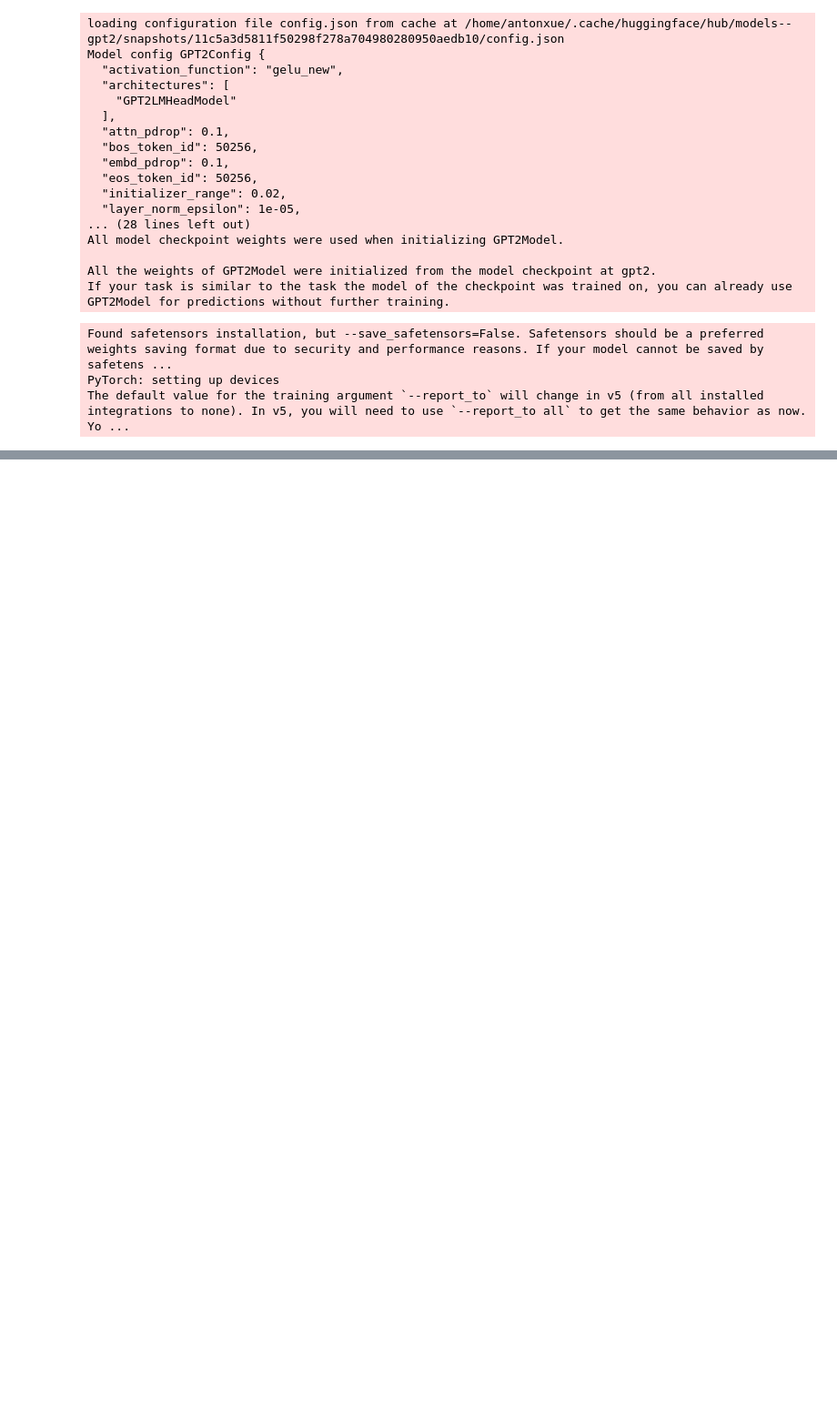
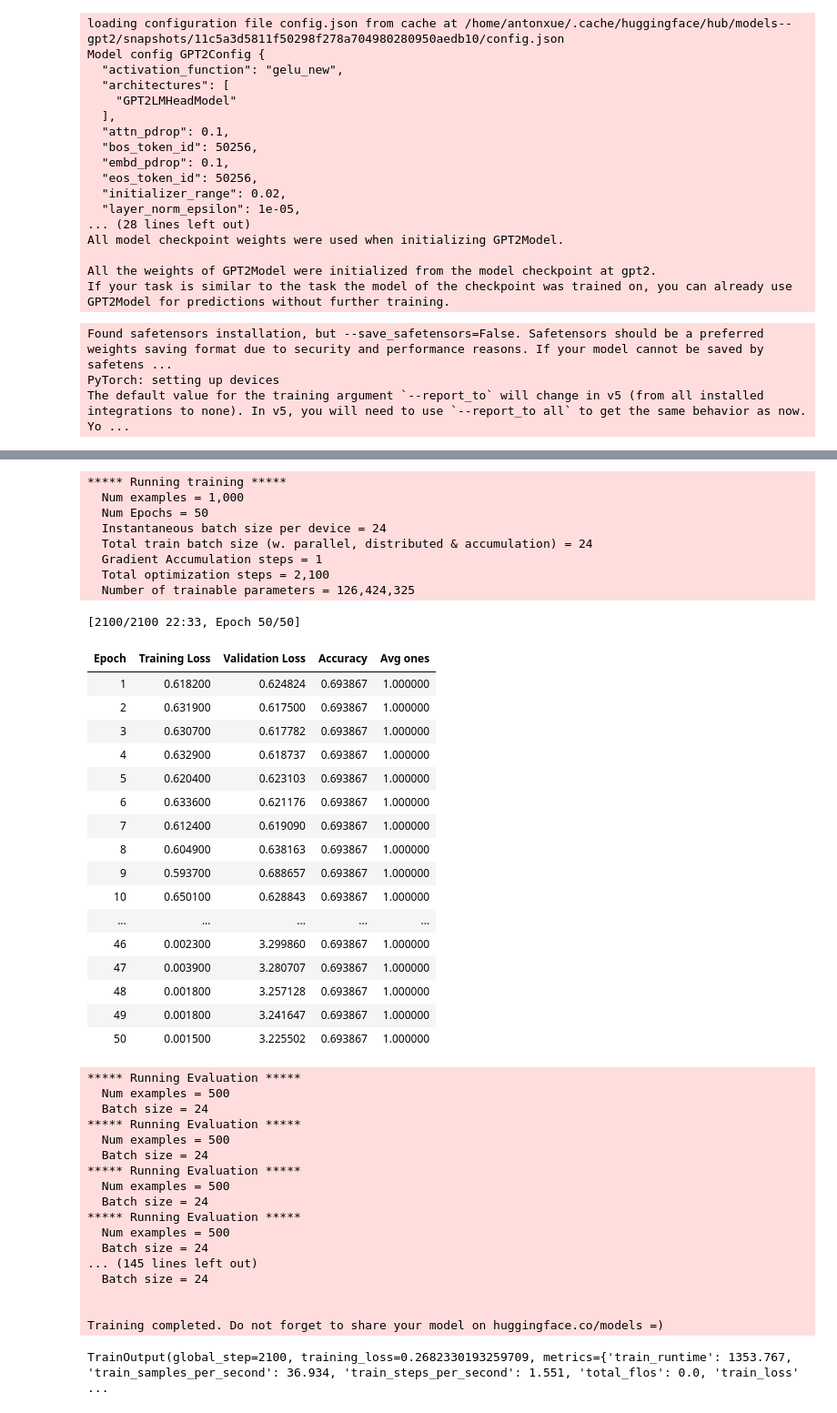
Before and after one commit to AntonXue/tf_logic, a Jupyter notebook: notebooks/task_trainer_test.ipynb, the cells around one changed output, grey strips where cells are left out. Shown at 91% size. Drawn from its saved outputs; the diff is of its cells as text; code cells hidden in the pictures; blank space fills up the shorter version.

```diff
--- a/notebooks/task_trainer_test.ipynb
+++ b/notebooks/task_trainer_test.ipynb
@@ -156,0 +199,52 @@ bce_loss(torch.rand(3,4,5), torch.rand(3,4,5))
+# %%
+### ARSteps GPT2
+mygpt2_arsteps_trainer = Trainer(mygpt2_arsteps_model, arsteps_training_args,
+    train_dataset = arsteps_train_dataset,
+    eval_dataset = arsteps_test_dataset,
+    compute_metrics = arsteps_compute_metrics)
+mygpt2_arsteps_trainer.train()
+# %% [output]
+***** Running training *****
+  Num examples = 1,000
+  Num Epochs = 50
+  Instantaneous batch size per device = 24
+  Total train batch size (w. parallel, distributed & accumulation) = 24
+  Gradient Accumulation steps = 1
+  Total optimization steps = 2,100
+  Number of trainable parameters = 126,424,325
+[2100/2100 22:33, Epoch 50/50]
+| Epoch | Training Loss | Validation Loss | Accuracy | Avg ones |
+| 1 | 0.618200 | 0.624824 | 0.693867 | 1.000000 |
+| 2 | 0.631900 | 0.617500 | 0.693867 | 1.000000 |
+| 3 | 0.630700 | 0.617782 | 0.693867 | 1.000000 |
+| 4 | 0.632900 | 0.618737 | 0.693867 | 1.000000 |
+| 5 | 0.620400 | 0.623103 | 0.693867 | 1.000000 |
+| 6 | 0.633600 | 0.621176 | 0.693867 | 1.000000 |
+| 7 | 0.612400 | 0.619090 | 0.693867 | 1.000000 |
+| 8 | 0.604900 | 0.638163 | 0.693867 | 1.000000 |
+| 9 | 0.593700 | 0.688657 | 0.693867 | 1.000000 |
+| 10 | 0.650100 | 0.628843 | 0.693867 | 1.000000 |
+| ... | ... | ... | ... | ... |
+| 46 | 0.002300 | 3.299860 | 0.693867 | 1.000000 |
+| 47 | 0.003900 | 3.280707 | 0.693867 | 1.000000 |
+| 48 | 0.001800 | 3.257128 | 0.693867 | 1.000000 |
+| 49 | 0.001800 | 3.241647 | 0.693867 | 1.000000 |
+| 50 | 0.001500 | 3.225502 | 0.693867 | 1.000000 |
+***** Running Evaluation *****
+  Num examples = 500
+  Batch size = 24
+***** Running Evaluation *****
+  Num examples = 500
+  Batch size = 24
+***** Running Evaluation *****
+  Num examples = 500
+  Batch size = 24
+***** Running Evaluation *****
+  Num examples = 500
+  Batch size = 24
+... (145 lines left out)
+  Batch size = 24
+
+
+Training completed. Do not forget to share your model on huggingface.co/models =)
+TrainOutput(global_step=2100, training_loss=0.2682330193259709, metrics={'train_runtime': 1353.767, 'train_samples_per_second': 36.934, 'train_steps_per_second': 1.551, 'total_flos': 0.0, 'train_loss' ...
```
Also changed, not shown: parts of 11 cells of this notebook, 3 other files.
